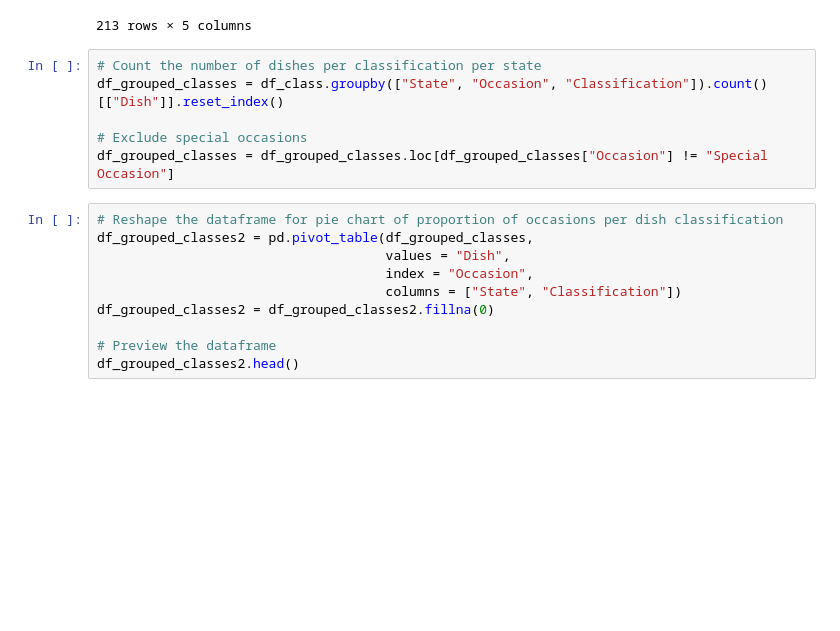
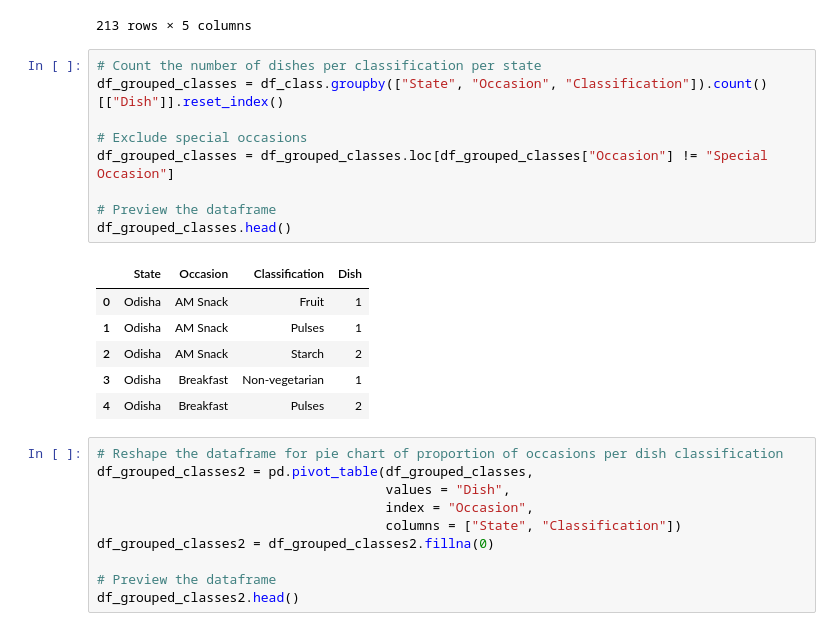
Before and after one commit to rochiecuevas/FoodChoice, a Jupyter notebook: Expert_Elicitation.ipynb, the cells around one changed output. Saved outputs shown, nothing was run; the diff lists cells and outputs as text; blank space fills up the shorter version.

```diff
--- a/Expert_Elicitation.ipynb
+++ b/Expert_Elicitation.ipynb
@@ -491,9 +501,19 @@ df_class
 # %%
 # Count the number of dishes per classification per state
 df_grouped_classes = df_class.groupby(["State", "Occasion", "Classification"]).count()[["Dish"]].reset_index()
 
 # Exclude special occasions
 df_grouped_classes = df_grouped_classes.loc[df_grouped_classes["Occasion"] != "Special Occasion"]
+
+# Preview the dataframe
+df_grouped_classes.head()
+# %% [output]
+|  | State | Occasion | Classification | Dish |
+| 0 | Odisha | AM Snack | Fruit | 1 |
+| 1 | Odisha | AM Snack | Pulses | 1 |
+| 2 | Odisha | AM Snack | Starch | 2 |
+| 3 | Odisha | Breakfast | Non-vegetarian | 1 |
+| 4 | Odisha | Breakfast | Pulses | 2 |
 # %%
 # Reshape the dataframe for pie chart of proportion of occasions per dish classification
 df_grouped_classes2 = pd.pivot_table(df_grouped_classes,
```
Also changed, not shown: parts of 31 cells of this notebook.
